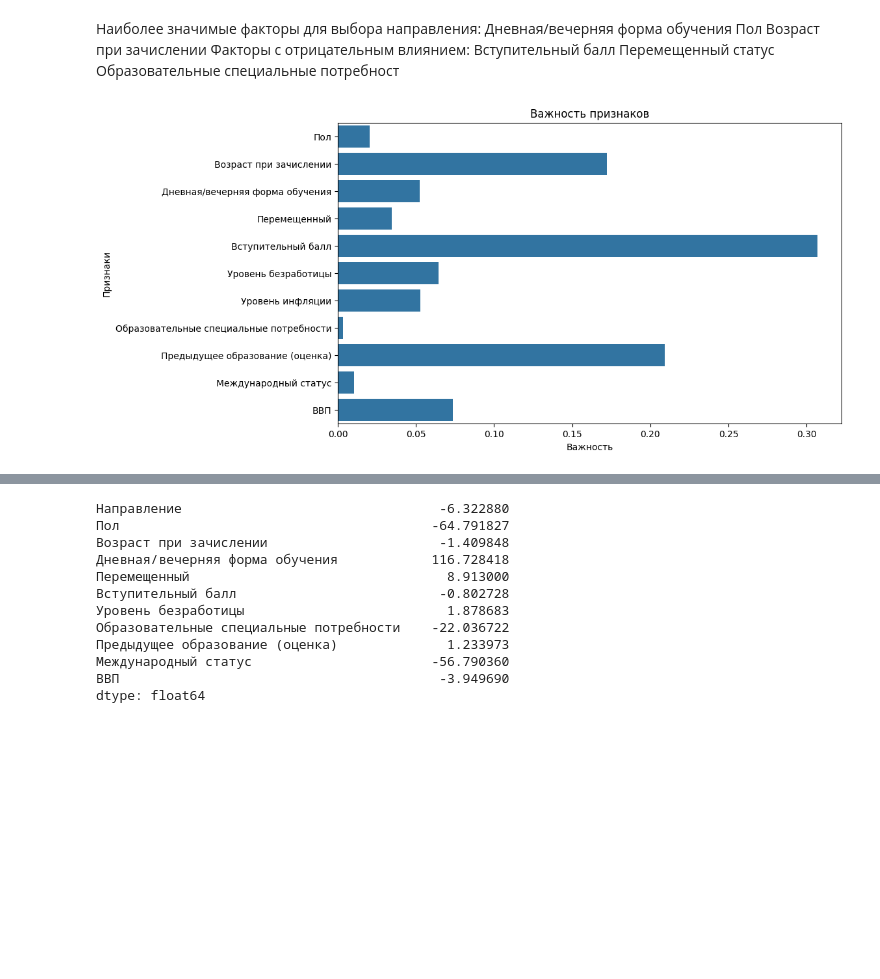
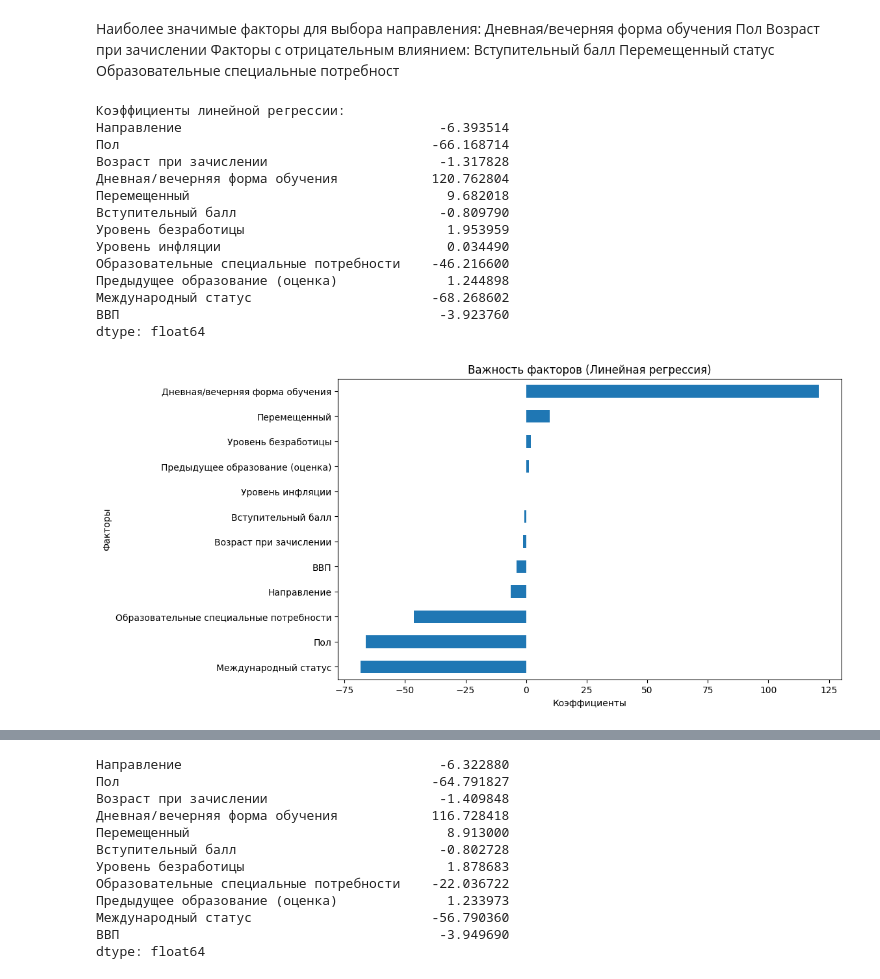
Before and after one commit to kristina-skoptsova/diplom, a Jupyter notebook: cleaned.ipynb, the cells around one changed output, grey strips where cells are left out. Drawn from its saved outputs; the diff is of its cells as text; code cells hidden in the pictures; blank space fills up the shorter version.

Commit message:
Исправление прошлых ошибок
Исправлены некоторые модели, которые показывали важность факторов. А также исправлены модели, которые предсказывали

```diff
--- a/cleaned.ipynb
+++ b/cleaned.ipynb
@@ -453,30 +448,43 @@ Length: 885, dtype: float64
 Перемещенный статус
 Образовательные специальные потребност
 # %%
-from sklearn.tree import DecisionTreeClassifier
-from sklearn.model_selection import train_test_split
-
+from sklearn.linear_model import LinearRegression
+from sklearn.metrics import mean_squared_error, r2_score, mean_absolute_error
 # Определение целевой переменной и факторов
-X = final_df[[ 'Пол', 'Возраст при зачислении', 'Дневная/вечерняя форма обучения',
+X = final_df[['Направление', 'Пол', 'Возраст при зачислении', 'Дневная/вечерняя форма обучения',
                'Перемещенный', 'Вступительный балл', 'Уровень безработицы', 'Уровень инфляции', 'Образовательные специальные потребности',
                  'Предыдущее образование (оценка)', 'Международный статус', 'ВВП']]
 y = final_df['Количество абитуриентов']
-# Разделение данных на обучающую и тестовую выборки
-X_train, X_test, y_train, y_test = train_test_split(X, y, test_size=0.2, random_state=42)
 
-# Обучение дерева решений
-tree_model = DecisionTreeClassifier(random_state=42)
-tree_model.fit(X_train, y_train)
+# Обучение модели линейной регрессии
+linear_model = LinearRegression()
+linear_model.fit(X, y)
 
-# Визуализация важности признаков
-feature_importances = tree_model.feature_importances_
-features = X.columns
+# Коэффициенты модели
+coeff = pd.Series(linear_model.coef_, index=X.columns)
+print("Коэффициенты линейной регрессии:")
+print(coeff)
 
-plt.figure(figsize=(10, 6))
-sns.barplot(x=feature_importances, y=features)
-plt.title('Важность признаков')
-plt.xlabel('Важность')
-plt.ylabel('Признаки')
+# Визуализация важности факторов
+plt.figure(figsize=(10,6))
+coeff.sort_values().plot(kind='barh')
+plt.title('Важность факторов (Линейная регрессия)')
+plt.xlabel('Коэффициенты')
+plt.ylabel('Факторы')
 plt.show()
 # %% [output]
+Коэффициенты линейной регрессии:
+Направление                                 -6.393514
+Пол                                        -66.168714
+Возраст при зачислении                      -1.317828
+Дневная/вечерняя форма обучения            120.762804
+Перемещенный                                 9.682018
+Вступительный балл                          -0.809790
+Уровень безработицы                          1.953959
+Уровень инфляции                             0.034490
+Образовательные специальные потребности    -46.216600
+Предыдущее образование (оценка)              1.244898
+Международный статус                       -68.268602
+ВВП                                         -3.923760
+dtype: float64
-[figure, old version]
+[figure, new version]
```
Also changed, not shown: parts of 6 cells of this notebook, 1 other file.
